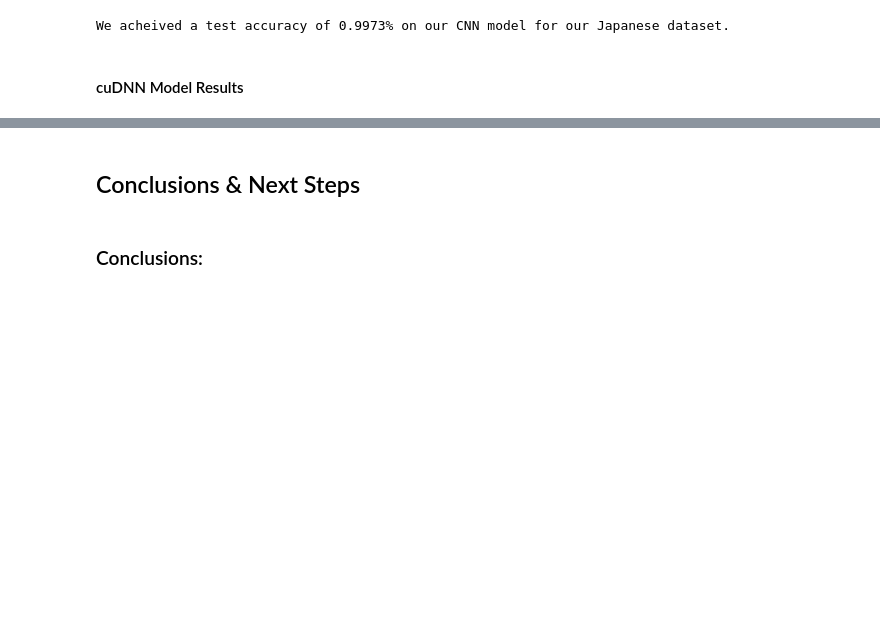
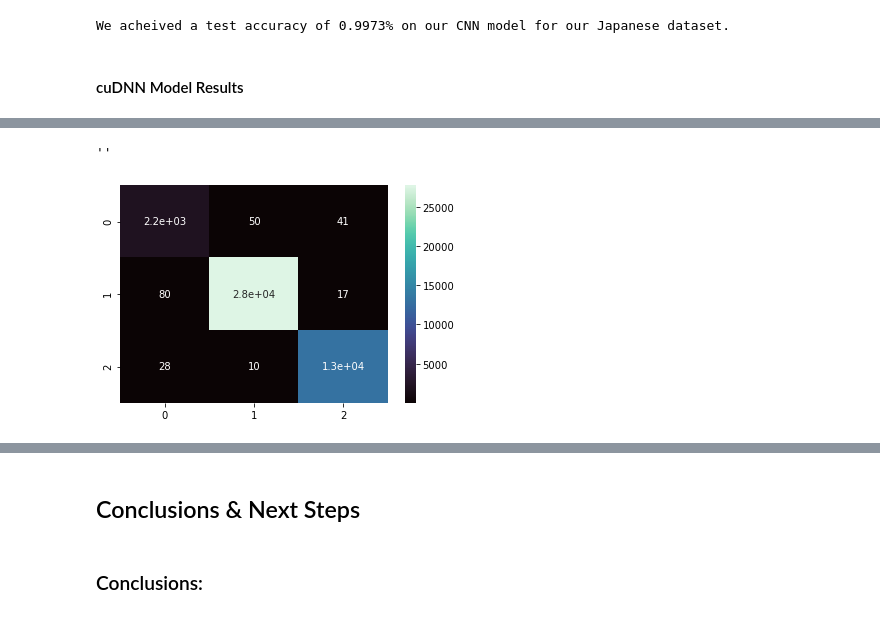
Before and after one commit to Mynusjanai/japanese_classification, a Jupyter notebook: japanese_classification.ipynb, the cells around one changed output, grey strips where cells are left out. Saved outputs shown, nothing was run; the diff lists cells and outputs as text; code cells hidden in the pictures; blank space fills up the shorter version.

```diff
--- a/japanese_classification.ipynb
+++ b/japanese_classification.ipynb
@@ -541,9 +536,12 @@ else:
 # %%
-cudnn_y_hat_test = np.argmax(cudnn_model.predict(cnn_X_test), axis = -1)
+cudnn_y_hat_test = np.argmax(cudnn_model.predict(X_test), axis = -1)
 cudnn_test_restore = japanese_ohe.inverse_transform(y_test)
 cudnn_matrix = confusion_matrix(cudnn_test_restore, cudnn_y_hat_test)
 
 sns.heatmap(cudnn_matrix, cmap = 'mako', annot = True)
 plt.savefig('img/cudnn_model_cm.png')
 ;
+# %% [output]
+''
+[figure, added]
 # %%
```
Also changed, not shown: parts of 5 cells of this notebook, 2 other files.
